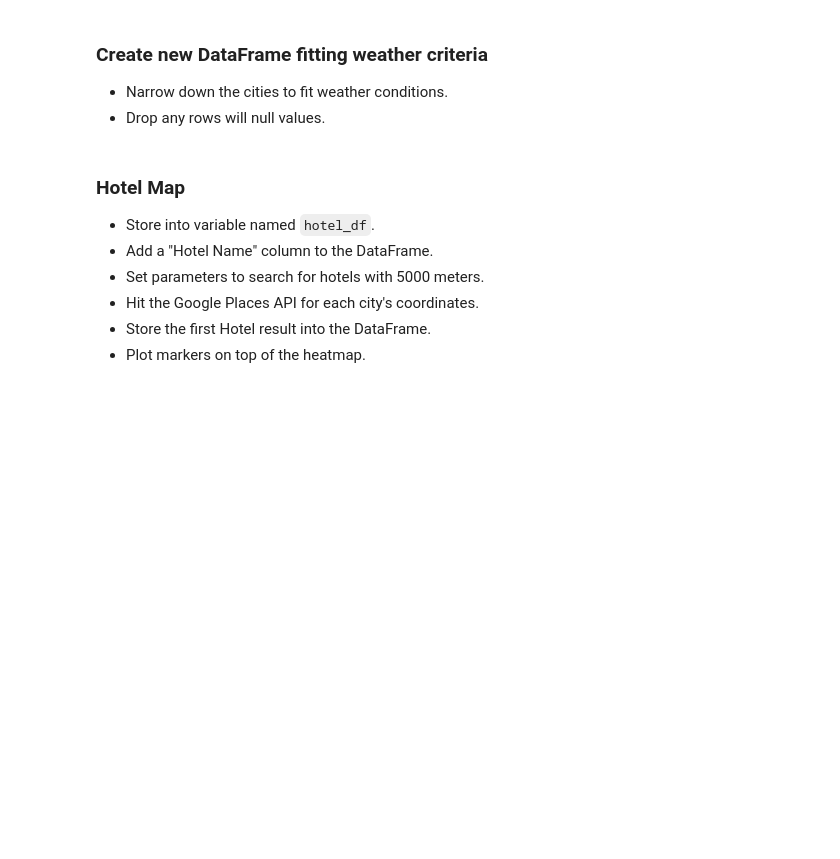
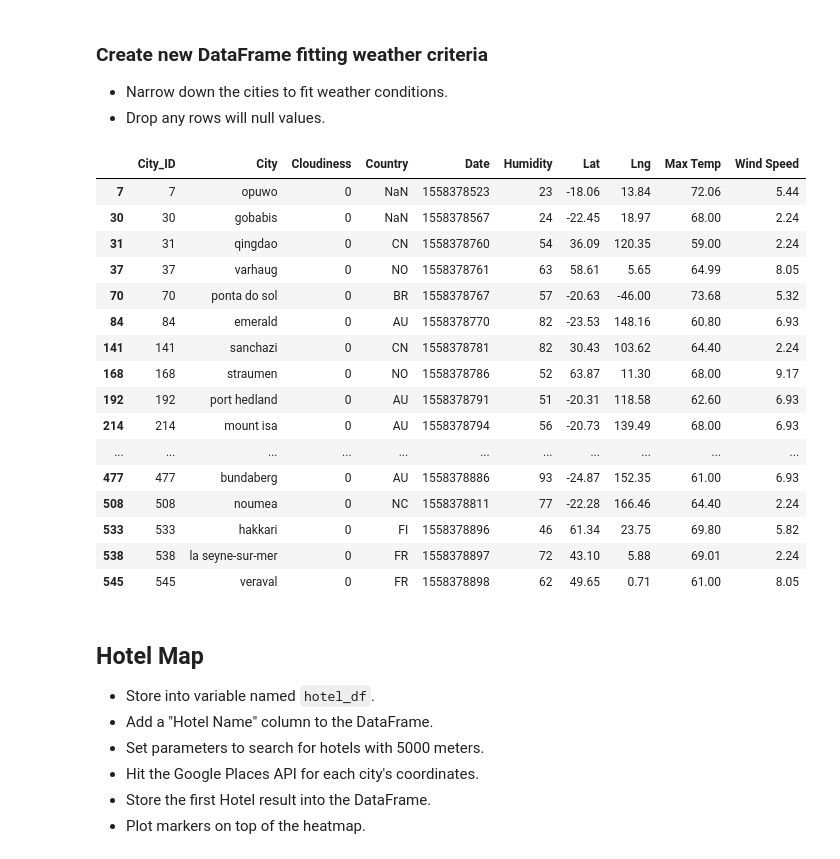
Before and after one commit to wjriebel/Python-API-Challenge, a Jupyter notebook: VacationPy/VacationPy.ipynb, the cells around one changed output. Drawn from its saved outputs; the diff is of its cells as text; code cells hidden in the pictures; blank space fills up the shorter version.

Commit message:
fitted weather criteria

```diff
--- a/VacationPy/VacationPy.ipynb
+++ b/VacationPy/VacationPy.ipynb
@@ -56,8 +65,35 @@ fig
 ### Create new DataFrame fitting weather criteria
 * Narrow down the cities to fit weather conditions.
 * Drop any rows will null values.
+# %%
+# narrow down weather df
+# Max temp <80, Min temp >70, Cloudiness =0, Wind Speed <10mph
+best_weather_df=city_data_df[city_data_df["Max Temp"] <75]
+best_weather_df=best_weather_df[best_weather_df["Max Temp"] >55]
+best_weather_df=best_weather_df[best_weather_df["Wind Speed"] <10]
+best_weather_df=best_weather_df[best_weather_df["Cloudiness"]<1]
+best_weather_df.dropna()
+best_weather_df
+# %% [output]
+|  | City_ID | City | Cloudiness | Country | Date | Humidity | Lat | Lng | Max Temp | Wind Speed |
+| 7 | 7 | opuwo | 0 | NaN | 1558378523 | 23 | -18.06 | 13.84 | 72.06 | 5.44 |
+| 30 | 30 | gobabis | 0 | NaN | 1558378567 | 24 | -22.45 | 18.97 | 68.00 | 2.24 |
+| 31 | 31 | qingdao | 0 | CN | 1558378760 | 54 | 36.09 | 120.35 | 59.00 | 2.24 |
+| 37 | 37 | varhaug | 0 | NO | 1558378761 | 63 | 58.61 | 5.65 | 64.99 | 8.05 |
+| 70 | 70 | ponta do sol | 0 | BR | 1558378767 | 57 | -20.63 | -46.00 | 73.68 | 5.32 |
+| 84 | 84 | emerald | 0 | AU | 1558378770 | 82 | -23.53 | 148.16 | 60.80 | 6.93 |
+| 141 | 141 | sanchazi | 0 | CN | 1558378781 | 82 | 30.43 | 103.62 | 64.40 | 2.24 |
+| 168 | 168 | straumen | 0 | NO | 1558378786 | 52 | 63.87 | 11.30 | 68.00 | 9.17 |
+| 192 | 192 | port hedland | 0 | AU | 1558378791 | 51 | -20.31 | 118.58 | 62.60 | 6.93 |
+| 214 | 214 | mount isa | 0 | AU | 1558378794 | 56 | -20.73 | 139.49 | 68.00 | 6.93 |
+| ... | ... | ... | ... | ... | ... | ... | ... | ... | ... | ... |
+| 477 | 477 | bundaberg | 0 | AU | 1558378886 | 93 | -24.87 | 152.35 | 61.00 | 6.93 |
+| 508 | 508 | noumea | 0 | NC | 1558378811 | 77 | -22.28 | 166.46 | 64.40 | 2.24 |
+| 533 | 533 | hakkari | 0 | FI | 1558378896 | 46 | 61.34 | 23.75 | 69.80 | 5.82 |
+| 538 | 538 | la seyne-sur-mer | 0 | FR | 1558378897 | 72 | 43.10 | 5.88 | 69.01 | 2.24 |
+| 545 | 545 | veraval | 0 | FR | 1558378898 | 62 | 49.65 | 0.71 | 61.00 | 8.05 |
 # %% [markdown]
-### Hotel Map
+## Hotel Map
 * Store into variable named `hotel_df`.
 * Add a "Hotel Name" column to the DataFrame.
 * Set parameters to search for hotels with 5000 meters.
```
Also changed, not shown: parts of 4 cells of this notebook.
